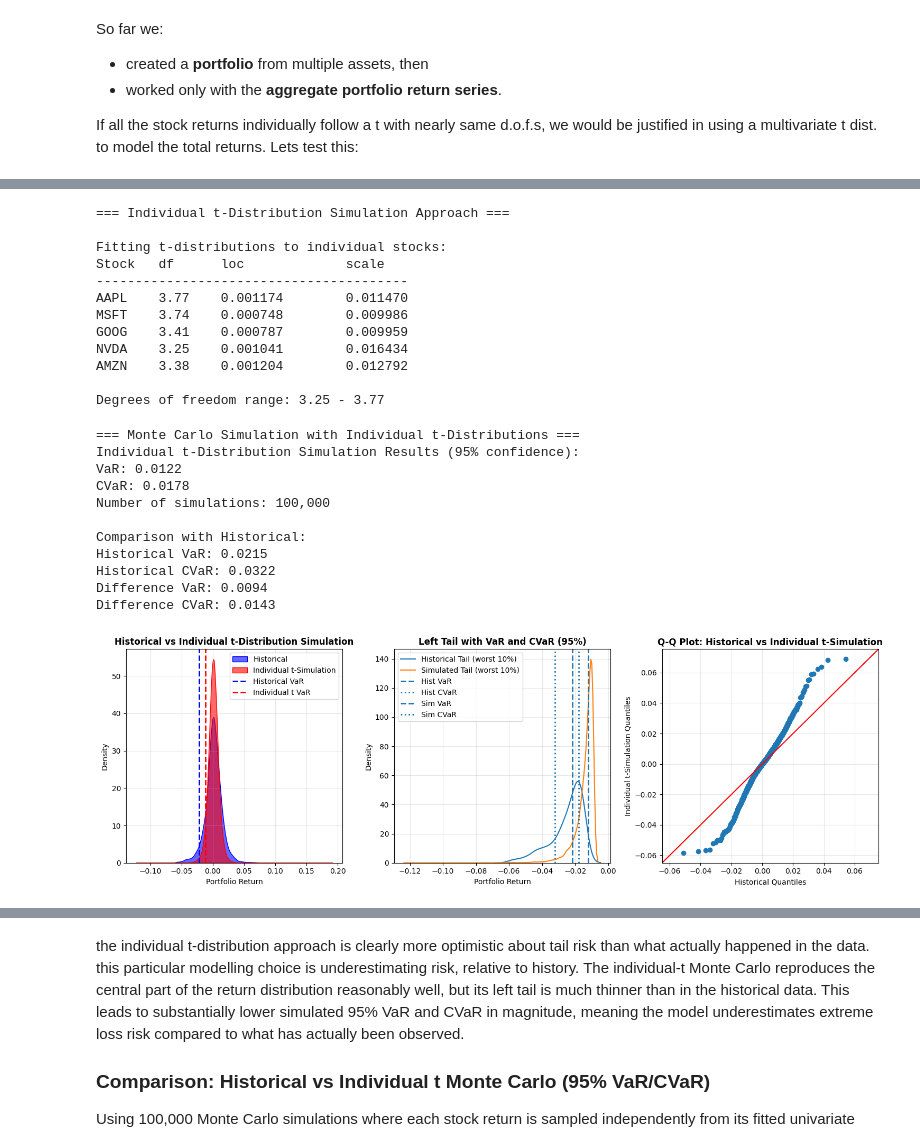
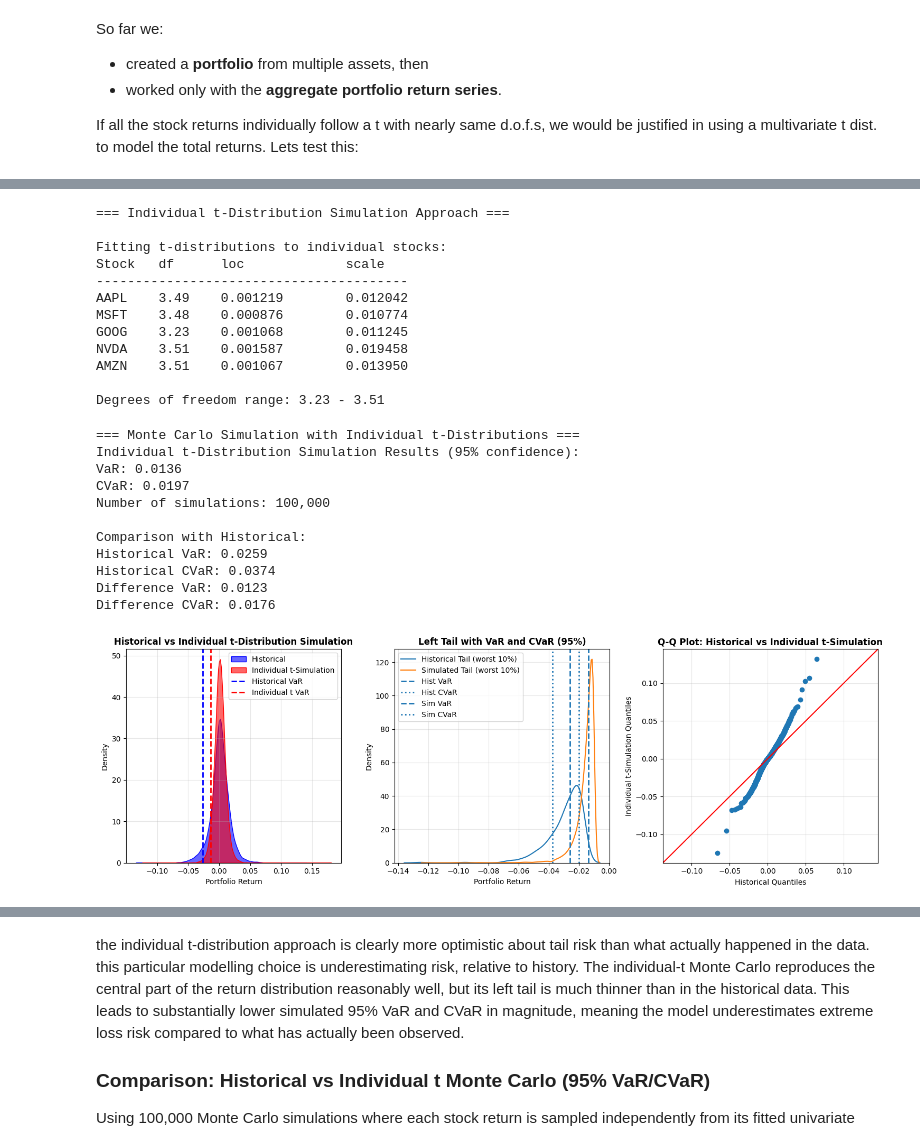
Before and after one commit to anupama-reghunath/Finance-Projects, a Jupyter notebook: foundations/05_univariate_vs_multivariate.ipynb, the cells around one changed output, grey strips where cells are left out. Cells and saved outputs as stored; diff of their text form; code cells hidden in the pictures.

```diff
--- a/foundations/05_univariate_vs_multivariate.ipynb
+++ b/foundations/05_univariate_vs_multivariate.ipynb
@@ -38,9 +21,7 @@ CVaR.
 # %%
 tickers = ['AAPL', 'MSFT', 'GOOG', 'NVDA', 'AMZN']
 start_date = '2010-01-01'
-end_date = '2019-12-01'
-
-data = yf.download(tickers, start=start_date, end=end_date,auto_adjust=True)
+data = yf.download(tickers, start=start_date,auto_adjust=True)
 prices = data["Close"].dropna()  # adjusted close prices
 
 print("Prices shape:", prices.shape)
@@ -284,13 +265,13 @@ print(f"\nDegrees of freedom range: {min([params['df'] for params in individual_
 Fitting t-distributions to individual stocks:
 Stock   df      loc             scale
 ----------------------------------------
-AAPL    3.77    0.001174        0.011470
-MSFT    3.74    0.000748        0.009986
-GOOG    3.41    0.000787        0.009959
-NVDA    3.25    0.001041        0.016434
-AMZN    3.38    0.001204        0.012792
+AAPL    3.49    0.001219        0.012042
+MSFT    3.48    0.000876        0.010774
+GOOG    3.23    0.001068        0.011245
+NVDA    3.51    0.001587        0.019458
+AMZN    3.51    0.001067        0.013950
 
-Degrees of freedom range: 3.25 - 3.77
+Degrees of freedom range: 3.23 - 3.51
 # %%
 # Step 2: Monte Carlo simulation using individual t-distributions
 print("\n=== Monte Carlo Simulation with Individual t-Distributions ===")
@@ -340,17 +321,17 @@ print(f"Difference CVaR: {individual_t_CVaR - hist_CVaR:.4f}")
 # %% [output]
 === Monte Carlo Simulation with Individual t-Distributions ===
 Individual t-Distribution Simulation Results (95% confidence):
-VaR: 0.0122
-CVaR: 0.0178
+VaR: 0.0136
+CVaR: 0.0197
 Number of simulations: 100,000
 
 Comparison with Historical:
-Historical VaR: 0.0215
-Historical CVaR: 0.0322
-Difference VaR: 0.0094
-Difference CVaR: 0.0143
+Historical VaR: 0.0259
+Historical CVaR: 0.0374
+Difference VaR: 0.0123
+Difference CVaR: 0.0176
 # %%
-
+import matplotlib.pyplot as plt
 from statsmodels.graphics.gofplots import qqplot_2samples
 fig, axes = plt.subplots(1, 3, figsize=(15, 5))
 
@@ -364,53 +345,53 @@ ax1.axvline(hist_VaR, color='blue', linestyle='--', linewidth=2, label='Historic
 ax1.axvline(individual_t_VaR, color='red', linestyle='--', linewidth=2, label='Individual t VaR')
 
 ax1.set_title('Historical vs Individual t-Distribution Simulation', fontweight='bold')
 ax1.set_xlabel('Portfolio Return')
 ax1.set_ylabel('Density')
 ax1.legend()
 ax1.grid(True, alpha=0.3)
 
 # Plot 2: Q-Q plot
-plt =  axes[2]  # reuse your existing axes
+ax3 =  axes[2]  # reuse your existing axes
 
 qqplot_2samples(
     portfolio_returns,                # sample 1: historical
     portfolio_returns_individual_t,   # sample 2: simulated
     line='45',                        # 45° reference line
-    ax=plt
+    ax=ax3
 )
 
-plt.set_title('Q-Q Plot: Historical vs Individual t-Simulation', fontweight='bold')
-plt.set_xlabel('Historical Quantiles')
-plt.set_ylabel('Individual t-Simulation Quantiles')
-plt.grid(True, alpha=0.3)
+ax3.set_title('Q-Q Plot: Historical vs Individual t-Simulation', fontweight='bold')
+ax3.set_xlabel('Historical Quantiles')
+ax3.set_ylabel('Individual t-Simulation Quantiles')
+ax3.grid(True, alpha=0.3)
 
 # Plot 3: Tail comparison with VaR and CVaR
-ax3 = axes[1]
+ax2 = axes[1]
 # Worst 10% of returns
 hist_tail = np.sort(portfolio_returns)[:int(0.1 * len(portfolio_returns))]
 sim_tail = np.sort(portfolio_returns_individual_t)[:int(0.1 * len(portfolio_returns_individual_t))]
 
-sns.kdeplot(hist_tail, label='Historical Tail (worst 10%)', ax=ax3)
-sns.kdeplot(sim_tail, label='Simulated Tail (worst 10%)', ax=ax3)
+sns.kdeplot(hist_tail, label='Historical Tail (worst 10%)', ax=ax2)
+sns.kdeplot(sim_tail, label='Simulated Tail (worst 10%)', ax=ax2)
 
 # Add VaR / CVaR lines
 # You can tweak linestyles so you can distinguish VaR vs CVaR
-ax3.axvline(hist_VaR, linestyle='--', linewidth=2, label='Hist VaR')
-ax3.axvline(hist_CVaR, linestyle=':',  linewidth=2, label='Hist CVaR')
+ax2.axvline(hist_VaR, linestyle='--', linewidth=2, label='Hist VaR')
+ax2.axvline(hist_CVaR, linestyle=':',  linewidth=2, label='Hist CVaR')
 
-ax3.axvline(individual_t_VaR, linestyle='--', linewidth=2, label='Sim VaR')
-ax3.axvline(individual_t_CVaR, linestyle=':',  linewidth=2, label='Sim CVaR')
+ax2.axvline(individual_t_VaR, linestyle='--', linewidth=2, label='Sim VaR')
+ax2.axvline(individual_t_CVaR, linestyle=':',  linewidth=2, label='Sim CVaR')
 
-ax3.set_title('Left Tail with VaR and CVaR (95%)', fontweight='bold')
-ax3.set_xlabel('Portfolio Return')
-ax3.set_ylabel('Density')
-ax3.legend()
-ax3.grid(True, alpha=0.3)
+ax2.set_title('Left Tail with VaR and CVaR (95%)', fontweight='bold')
+ax2.set_xlabel('Portfolio Return')
+ax2.set_ylabel('Density')
+ax2.legend()
+ax2.grid(True, alpha=0.3)
 
 plt.tight_layout()
-plt.tight_layout()
+plt.show()
 # %% [output]
-[figure, old version]
+[figure, new version]
 # %%
 from matplotlib.patches import Patch
 
```
Also changed, not shown: parts of 18 cells of this notebook.
